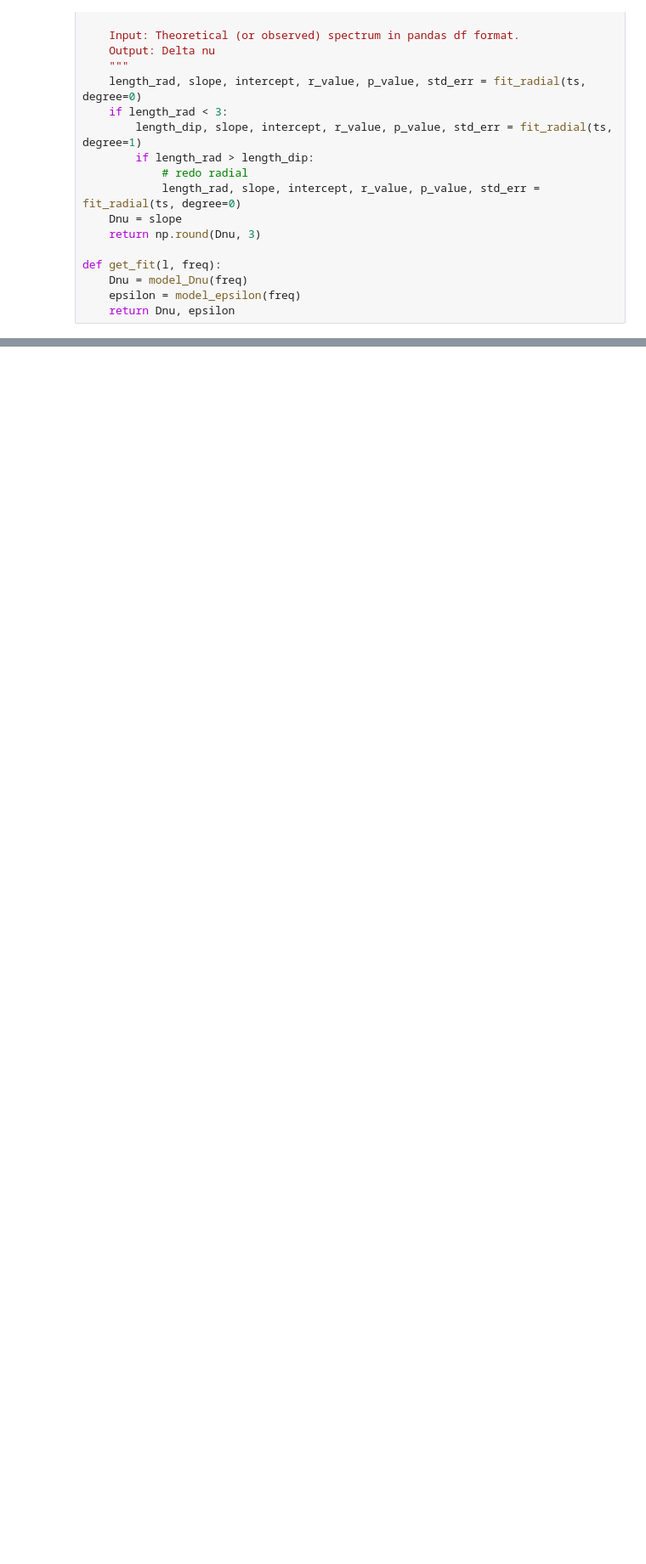
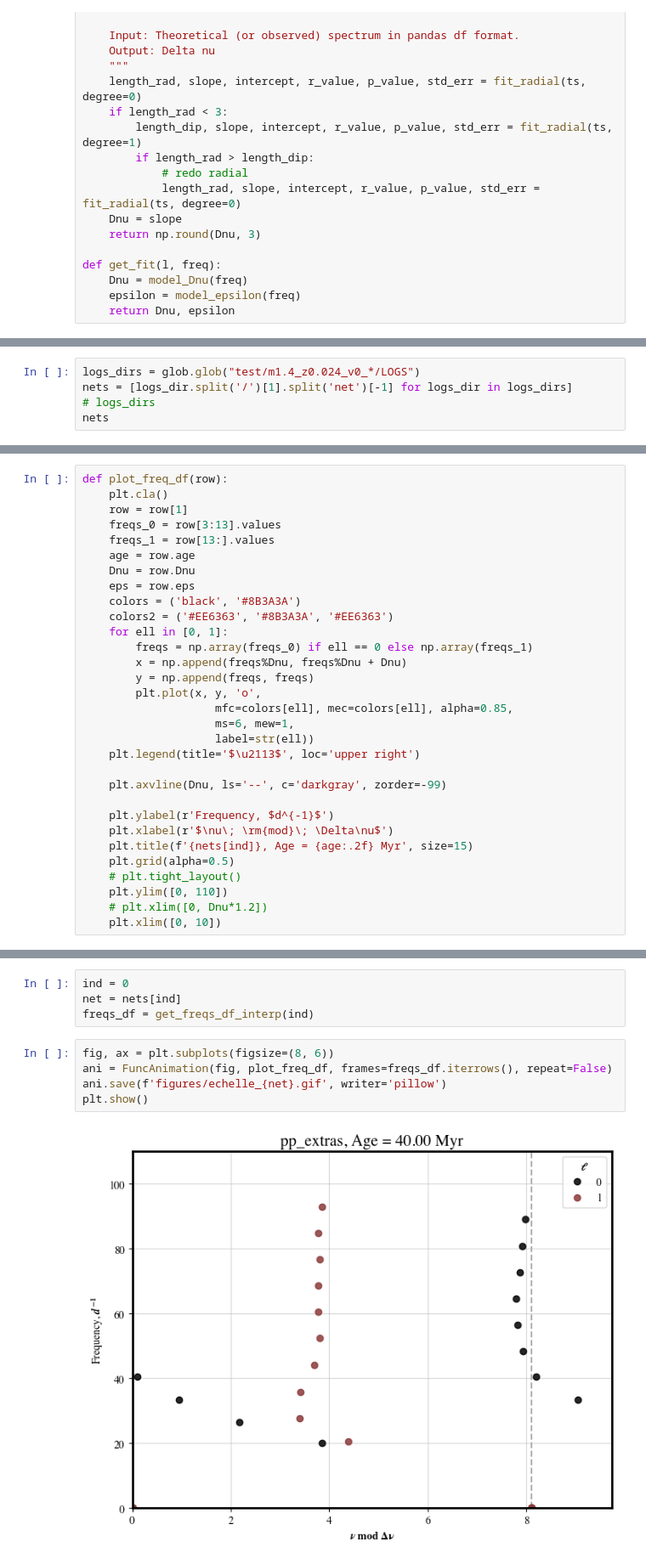
Before and after one commit to gautam-404/MESA-tests, a Jupyter notebook: echelle.ipynb, the cells around one changed output, grey strips where cells are left out. Shown at 85% size. Cells and saved outputs as stored; diff of their text form; blank space fills up the shorter version.

```diff
--- a/echelle.ipynb
+++ b/echelle.ipynb
@@ -186,0 +162,5 @@ NameError: name 'get_data' is not defined
+# %%
+logs_dirs = glob.glob("test/m1.4_z0.024_v0_*/LOGS")
+nets = [logs_dir.split('/')[1].split('net')[-1] for logs_dir in logs_dirs]
+# logs_dirs
+nets
@@ -186,0 +309,31 @@ NameError: name 'get_data' is not defined
+# %%
+def plot_freq_df(row):
+    plt.cla()
+    row = row[1]
+    freqs_0 = row[3:13].values
+    freqs_1 = row[13:].values
+    age = row.age
+    Dnu = row.Dnu
+    eps = row.eps
+    colors = ('black', '#8B3A3A')
+    colors2 = ('#EE6363', '#8B3A3A', '#EE6363')
+    for ell in [0, 1]:
+        freqs = np.array(freqs_0) if ell == 0 else np.array(freqs_1)
+        x = np.append(freqs%Dnu, freqs%Dnu + Dnu)
+        y = np.append(freqs, freqs)
+        plt.plot(x, y, 'o',
+                    mfc=colors[ell], mec=colors[ell], alpha=0.85,
+                    ms=6, mew=1,
+                    label=str(ell))
+    plt.legend(title='$\u2113$', loc='upper right')
+
+    plt.axvline(Dnu, ls='--', c='darkgray', zorder=-99)
+
+    plt.ylabel(r'Frequency, $d^{-1}$')
+    plt.xlabel(r'$\nu\; \rm{mod}\; \Delta\nu$')
+    plt.title(f'{nets[ind]}, Age = {age:.2f} Myr', size=15)
+    plt.grid(alpha=0.5)
+    # plt.tight_layout()
+    plt.ylim([0, 110])
+    # plt.xlim([0, Dnu*1.2])
+    plt.xlim([0, 10])
@@ -186,0 +347,11 @@ NameError: name 'get_data' is not defined
+# %%
+ind = 0
+net = nets[ind]
+freqs_df = get_freqs_df_interp(ind)
+# %%
+fig, ax = plt.subplots(figsize=(8, 6))
+ani = FuncAnimation(fig, plot_freq_df, frames=freqs_df.iterrows(), repeat=False)
+ani.save(f'figures/echelle_{net}.gif', writer='pillow')
+plt.show()
+# %% [output]
+[figure, added]
```
Also changed, not shown: parts of 16 cells of this notebook, 4 other files.
